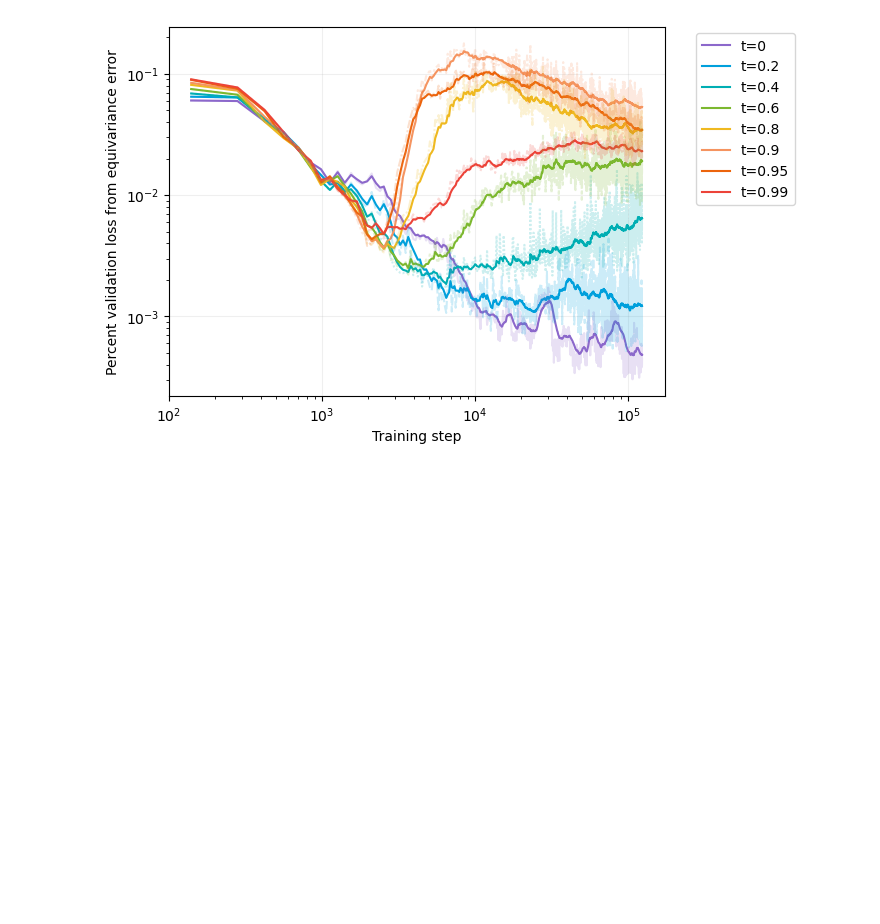
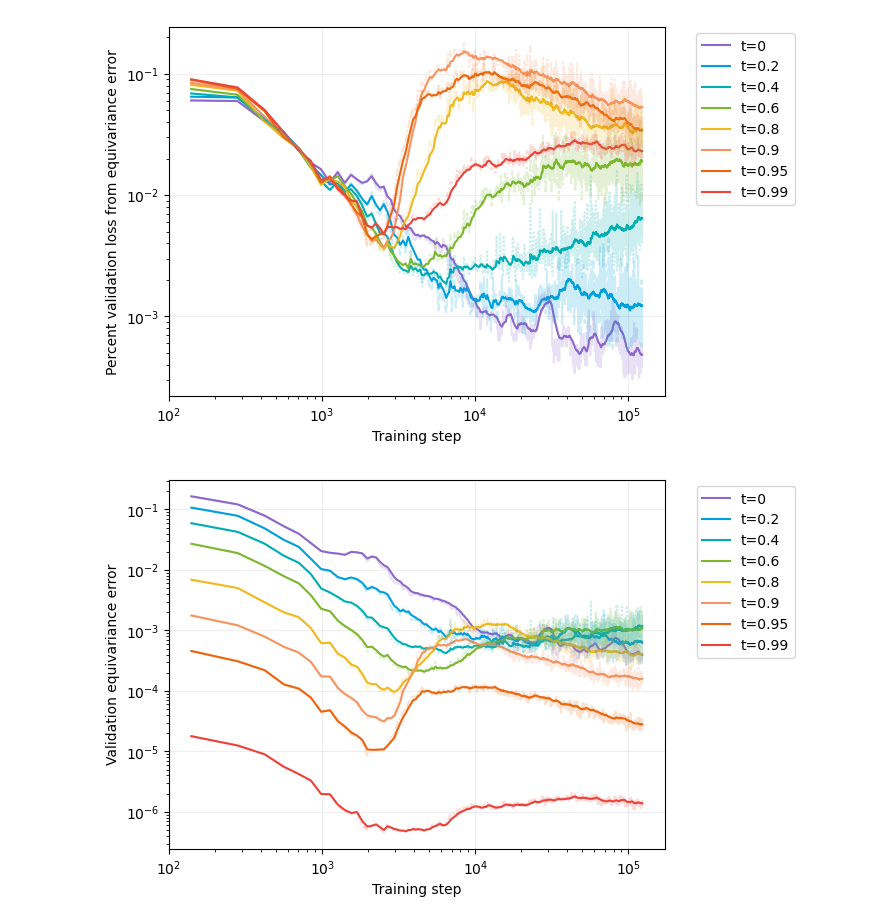
Before and after one commit to genentech/equivariance_learning, a Jupyter notebook: proteina-wandb/prot_400M.ipynb, the cells around one changed output. Cells and saved outputs as stored; diff of their text form; code cells hidden in the pictures; blank space fills up the shorter version.

```diff
--- a/proteina-wandb/prot_400M.ipynb
+++ b/proteina-wandb/prot_400M.ipynb
@@ -153,3 +153,55 @@ plt.show()
 plt.close()
 # %% [output]
 [figure]
+# %%
+color_palette = {
+    't=0': '#8c68cb',
+    't=0.2': '#00a0dc',
+    't=0.4': '#00aeb3',
+    't=0.6': '#7cb82f',
+    't=0.8': '#efb920',
+    't=0.9': '#f59460',
+    't=0.95': '#ec640c',
+    't=0.99': '#ec4339',
+}
+
+equiv_error_cols = ['_step'] + [col for col in df1.columns if col.startswith('equiv/t=') and col.endswith('/equiv_error')]
+
+plot_df = df1[equiv_error_cols].dropna().reset_index(drop=True).set_index('_step')
+plot_df = plot_df.rename(columns=lambda x: x.replace('equiv/t=', 't=').replace('/equiv_error', ''))
+plot_df = plot_df[sorted(plot_df.columns)]
+
+smoothed_plot_df = plot_df.apply(variable_span_ema)
+melted_smoothed_plot_df = pd.melt(smoothed_plot_df.reset_index(), id_vars=['_step'], var_name = 'time', value_name = 'equiv_error')
+
+sns.lineplot(
+    data = melted_smoothed_plot_df,
+    x = '_step',
+    y = 'equiv_error',
+    hue = 'time',
+    errorbar = None,
+    palette=color_palette,
+    linestyle='-',
+    alpha=1.0,
+)
+sns.lineplot(
+    data = plot_df,
+    errorbar = None,
+    palette=color_palette,
+    alpha=0.2,
+    legend=False,
+)
+
+plt.yscale('log')
+plt.xscale('log')
+plt.legend(bbox_to_anchor=(1.05, 1), loc='upper left')
+plt.grid(alpha = 0.2)
+
+plt.xlabel(f'Training step');
+plt.ylabel(f'Validation equivariance error');
+
+plt.savefig('prot_400M-equiv-error.png', bbox_inches='tight', dpi=300)
+plt.show()
+plt.close()
+# %% [output]
+[figure, added]
```
Also changed, not shown: parts of 1 cell of this notebook, 13 other files.
